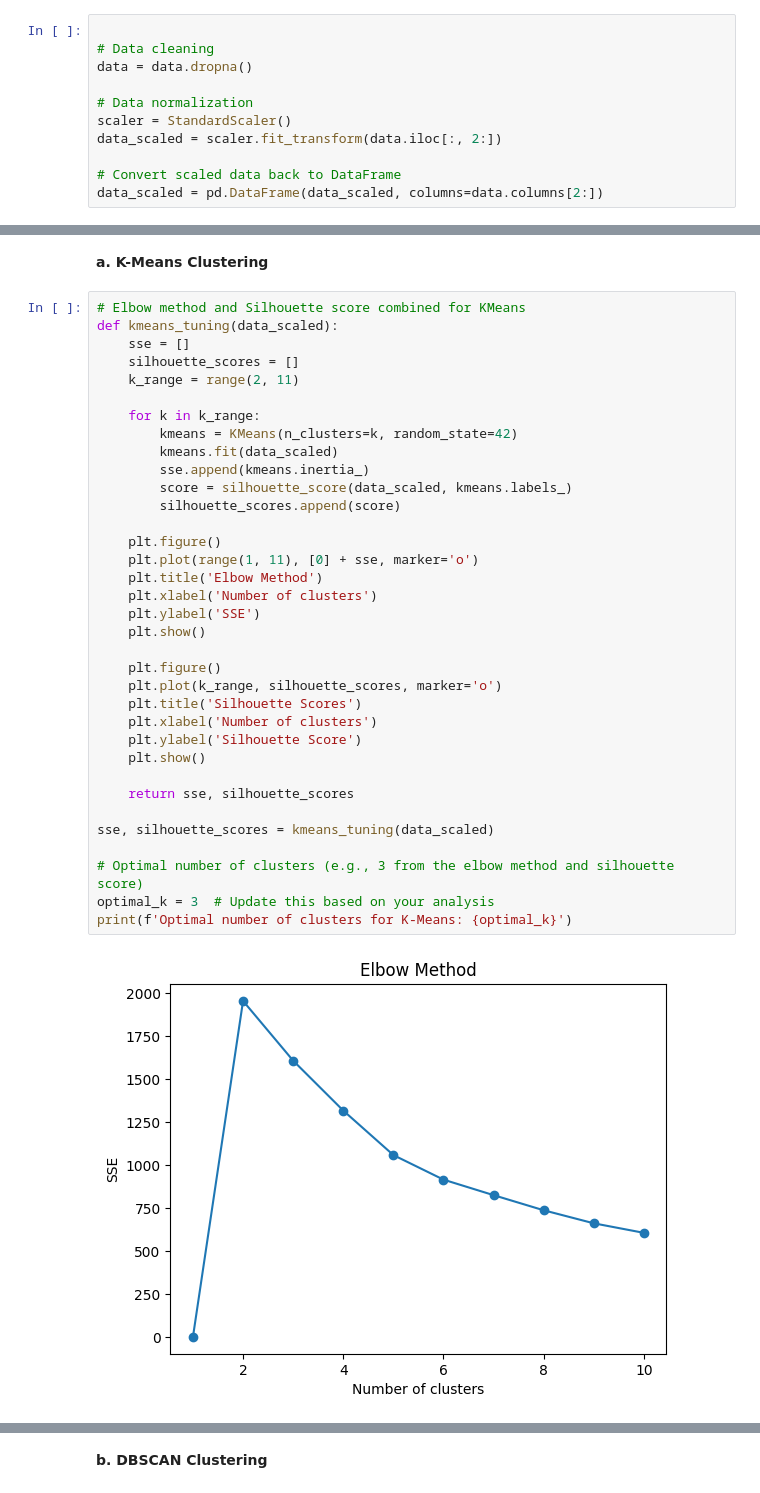
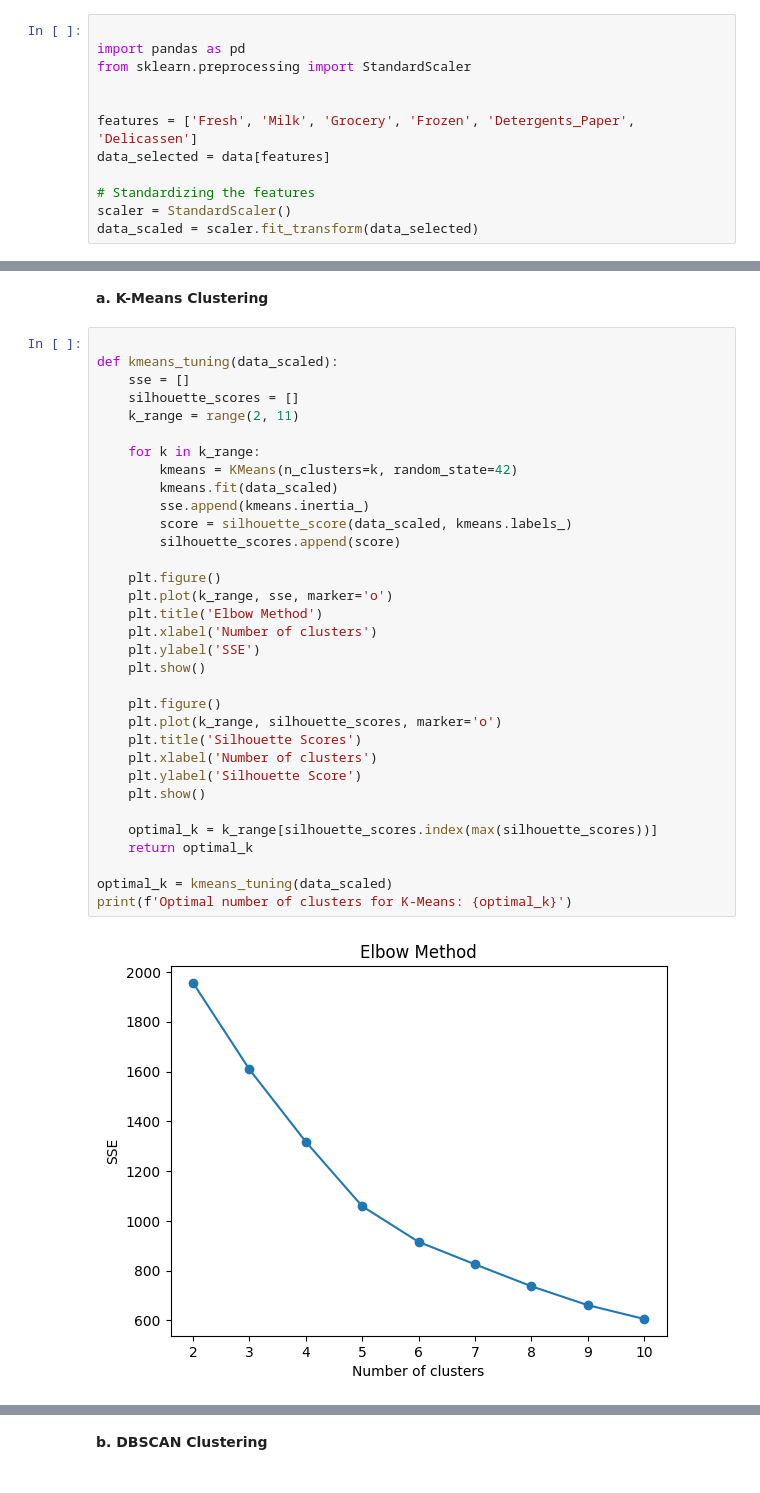
Before and after one commit to RuwanPradeep0/Machine-Learning-Module-EC9630, a Jupyter notebook: Assignments/Assignment 01/Customer_Spend_Segmentation_Model.ipynb, the cells around one changed output, grey strips where cells are left out. Drawn from its saved outputs; the diff is of its cells as text.

```diff
--- a/Assignments/Assignment 01/Customer_Spend_Segmentation_Model.ipynb
+++ b/Assignments/Assignment 01/Customer_Spend_Segmentation_Model.ipynb
@@ -110,15 +109,16 @@ memory usage: 27.6 KB
 dtype: int64
-# %%
-
-# Data cleaning
-data = data.dropna()
-
-# Data normalization
-scaler = StandardScaler()
-data_scaled = scaler.fit_transform(data.iloc[:, 2:])
-
-# Convert scaled data back to DataFrame
-data_scaled = pd.DataFrame(data_scaled, columns=data.columns[2:])
+# %%
+
+import pandas as pd
+from sklearn.preprocessing import StandardScaler
+
+
+features = ['Fresh', 'Milk', 'Grocery', 'Frozen', 'Detergents_Paper', 'Delicassen']
+data_selected = data[features]
+
+# Standardizing the features
+scaler = StandardScaler()
+data_scaled = scaler.fit_transform(data_selected)
 # %% [markdown]
 **b. Exploratory Data Analysis**
 # %%
@@ -136,42 +136,40 @@ plt.show()
 # %% [markdown]
 **a. K-Means Clustering**
 # %%
-# Elbow method and Silhouette score combined for KMeans
+
 def kmeans_tuning(data_scaled):
     sse = []
     silhouette_scores = []
     k_range = range(2, 11)
 
     for k in k_range:
         kmeans = KMeans(n_clusters=k, random_state=42)
         kmeans.fit(data_scaled)
         sse.append(kmeans.inertia_)
         score = silhouette_score(data_scaled, kmeans.labels_)
         silhouette_scores.append(score)
 
     plt.figure()
-    plt.plot(range(1, 11), [0] + sse, marker='o')
+    plt.plot(k_range, sse, marker='o')
     plt.title('Elbow Method')
     plt.xlabel('Number of clusters')
     plt.ylabel('SSE')
     plt.show()
 
     plt.figure()
     plt.plot(k_range, silhouette_scores, marker='o')
     plt.title('Silhouette Scores')
     plt.xlabel('Number of clusters')
     plt.ylabel('Silhouette Score')
     plt.show()
 
-    return sse, silhouette_scores
+    optimal_k = k_range[silhouette_scores.index(max(silhouette_scores))]
+    return optimal_k
 
-sse, silhouette_scores = kmeans_tuning(data_scaled)
-
-# Optimal number of clusters (e.g., 3 from the elbow method and silhouette score)
-optimal_k = 3  # Update this based on your analysis
+optimal_k = kmeans_tuning(data_scaled)
 print(f'Optimal number of clusters for K-Means: {optimal_k}')
 # %% [output]
-[figure, old version]
+[figure, new version]
 [figure]
 Optimal number of clusters for K-Means: 3
 # %% [markdown]
```
Also changed, not shown: parts of 7 cells of this notebook.
